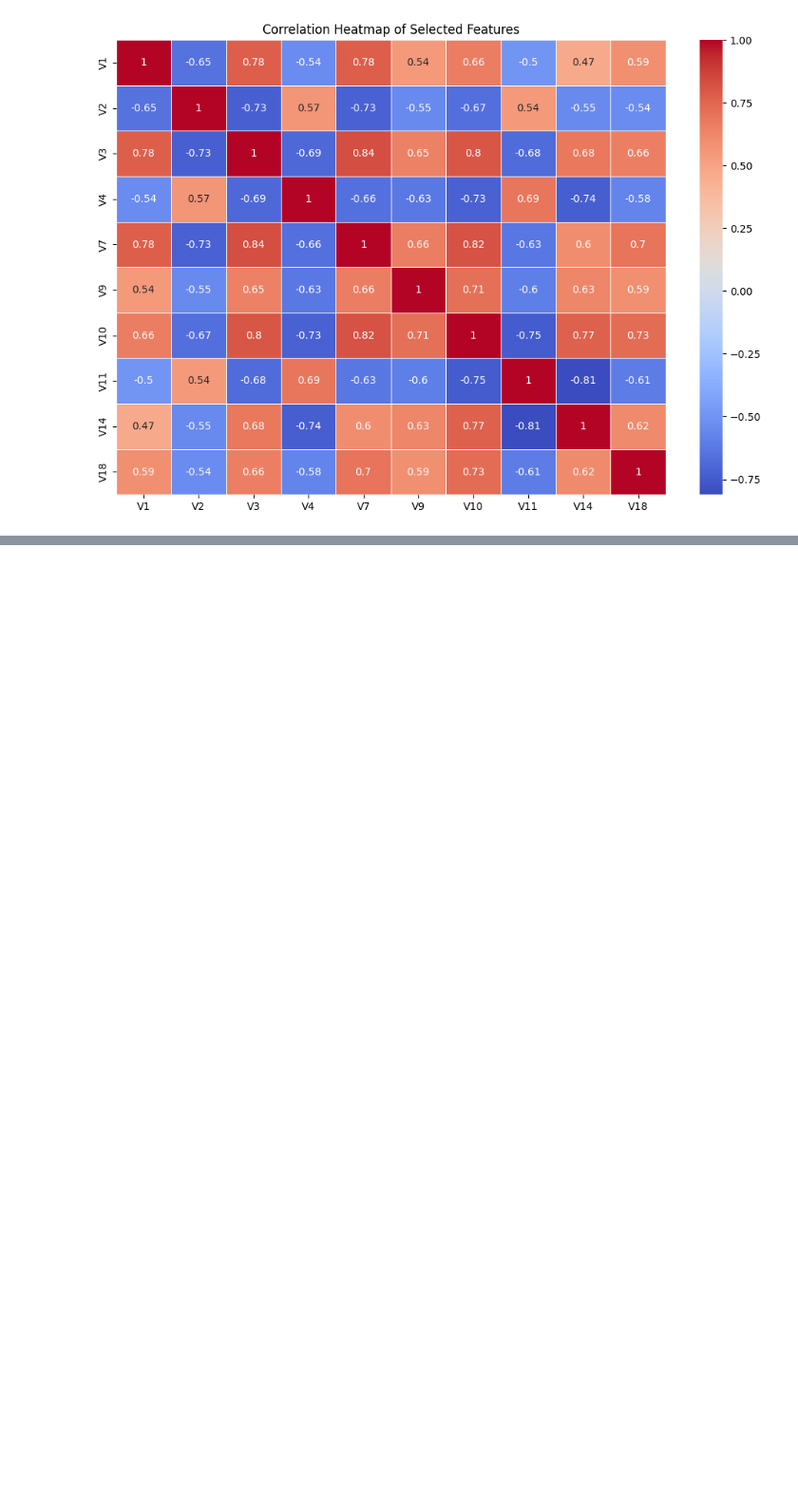
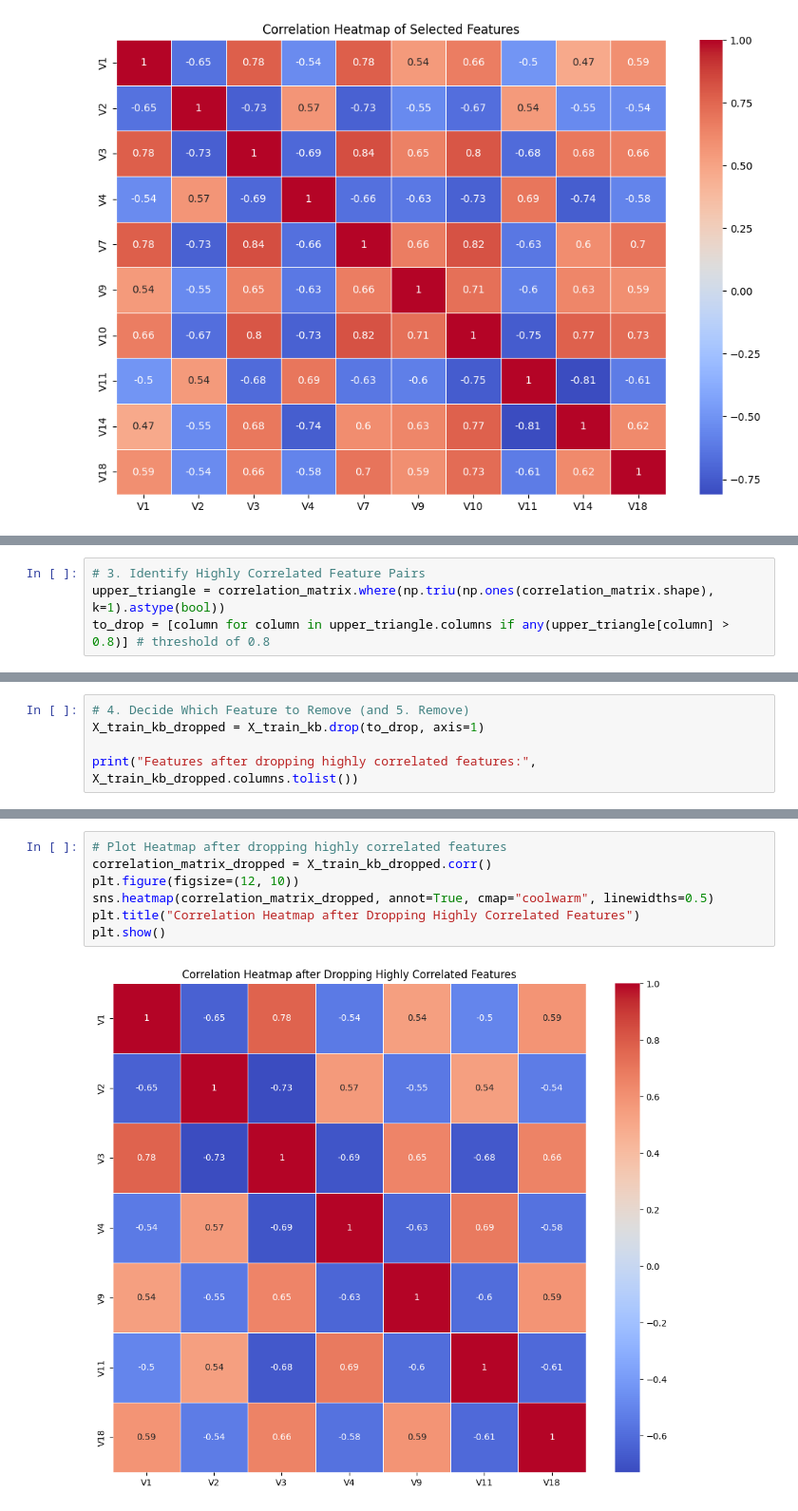
Before and after one commit to MohsseniMahdi/anomguard, a Jupyter notebook: Mahdi_V1.5_M.ipynb, the cells around one changed output, grey strips where cells are left out. Shown at 95% size. Drawn from its saved outputs; the diff is of its cells as text; blank space fills up the shorter version.

```diff
--- a/Mahdi_V1.5_M.ipynb
+++ b/Mahdi_V1.5_M.ipynb
@@ -615,0 +627,4 @@ plt.show()
+# %%
+# 3. Identify Highly Correlated Feature Pairs
+upper_triangle = correlation_matrix.where(np.triu(np.ones(correlation_matrix.shape), k=1).astype(bool))
+to_drop = [column for column in upper_triangle.columns if any(upper_triangle[column] > 0.8)] # threshold of 0.8
@@ -615,0 +676,5 @@ plt.show()
+# %%
+# 4. Decide Which Feature to Remove (and 5. Remove)
+X_train_kb_dropped = X_train_kb.drop(to_drop, axis=1)
+
+print("Features after dropping highly correlated features:", X_train_kb_dropped.columns.tolist())
@@ -615,0 +692,9 @@ plt.show()
+# %%
+# Plot Heatmap after dropping highly correlated features
+correlation_matrix_dropped = X_train_kb_dropped.corr()
+plt.figure(figsize=(12, 10))
+sns.heatmap(correlation_matrix_dropped, annot=True, cmap="coolwarm", linewidths=0.5)
+plt.title("Correlation Heatmap after Dropping Highly Correlated Features")
+plt.show()
+# %% [output]
+[figure, added]
```
Also changed, not shown: parts of 7 cells of this notebook.
